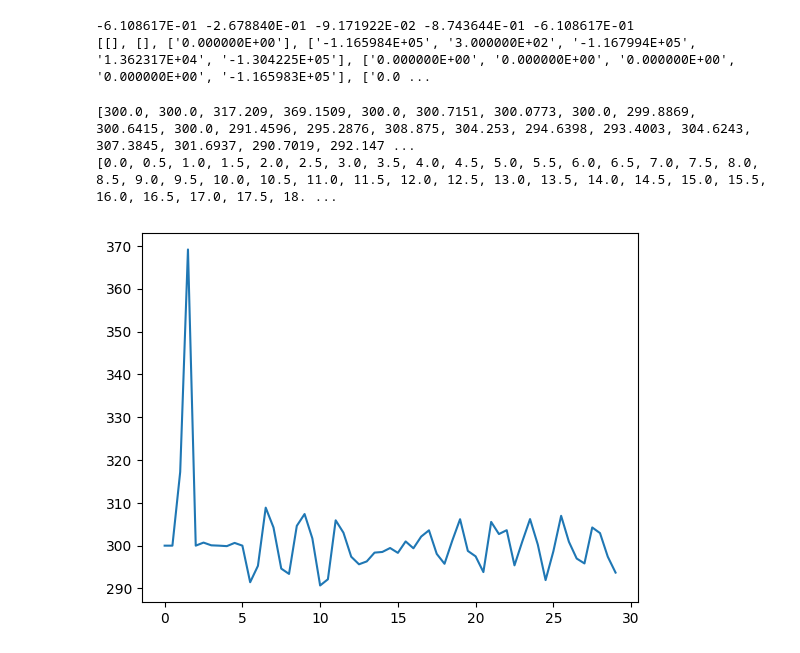
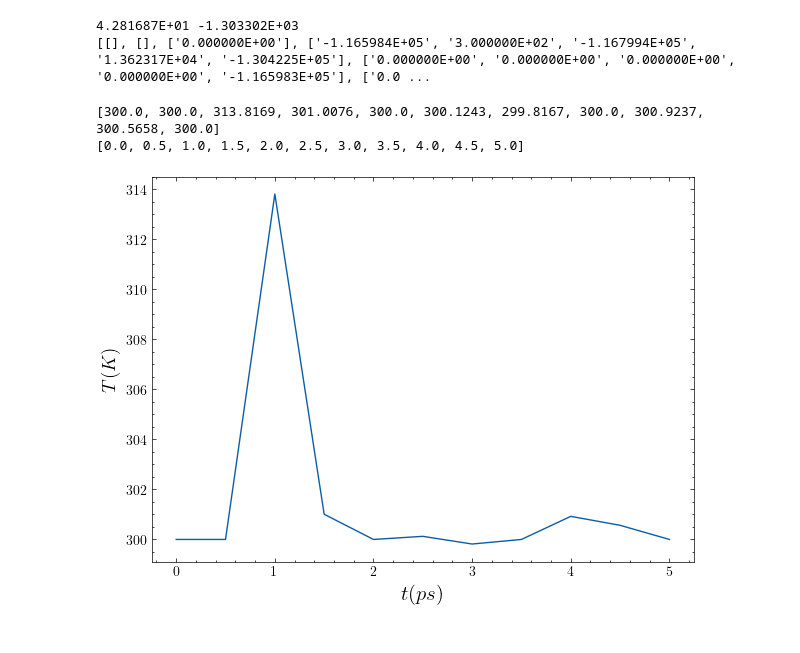
Before and after one commit to DerkNiessink/garnets, a Jupyter notebook: analyse_temp.ipynb, the cells around one changed output. Saved outputs shown, nothing was run; the diff lists cells and outputs as text; code cells hidden in the pictures.

```diff
--- a/analyse_temp.ipynb
+++ b/analyse_temp.ipynb
@@ -0,0 +1,5 @@
+# %%
+import re
+import matplotlib.pyplot as plt
+import scienceplots
+plt.style.use('science')
@@ -1,18 +8,15 @@
 # %%
-import re
 rows = []
 number_pattern = re.compile(r'-?\d+\.\d+E[+-]\d+')
-with open('STATIS', 'r') as f:
+with open(f'{result_dir}/STATIS', 'r') as f:
     for line in f:
         numbers = number_pattern.findall(line)
         rows.append(numbers)
 
-
-
 print(line.strip())
 print(rows)
 # %% [output]
--6.108617E-01 -2.678840E-01 -9.171922E-02 -8.743644E-01 -6.108617E-01
+4.281687E+01 -1.303302E+03
 [[], [], ['0.000000E+00'], ['-1.165984E+05', '3.000000E+02', '-1.167994E+05', '1.362317E+04', '-1.304225E+05'], ['0.000000E+00', '0.000000E+00', '0.000000E+00', '0.000000E+00', '-1.165983E+05'], ['0.0 ...
 # %%
 temperature = []
@@ -25,13 +29,13 @@ while i <len(rows):
 print(temperature)
 print(iteration)
 # %% [output]
-[300.0, 300.0, 317.209, 369.1509, 300.0, 300.7151, 300.0773, 300.0, 299.8869, 300.6415, 300.0, 291.4596, 295.2876, 308.875, 304.253, 294.6398, 293.4003, 304.6243, 307.3845, 301.6937, 290.7019, 292.147 ...
-[0.0, 0.5, 1.0, 1.5, 2.0, 2.5, 3.0, 3.5, 4.0, 4.5, 5.0, 5.5, 6.0, 6.5, 7.0, 7.5, 8.0, 8.5, 9.0, 9.5, 10.0, 10.5, 11.0, 11.5, 12.0, 12.5, 13.0, 13.5, 14.0, 14.5, 15.0, 15.5, 16.0, 16.5, 17.0, 17.5, 18. ...
+[300.0, 300.0, 313.8169, 301.0076, 300.0, 300.1243, 299.8167, 300.0, 300.9237, 300.5658, 300.0]
+[0.0, 0.5, 1.0, 1.5, 2.0, 2.5, 3.0, 3.5, 4.0, 4.5, 5.0]
-# %%
-import matplotlib.pyplot as plt
-plt.plot(iteration,temperature)
-plt.xlabel('time simulation')
-plt.xlabel('temperature')
-plt.show()
-# %% [output]
-[figure, removed]
+# %%
+plt.figure(figsize=(7, 5))
+plt.plot(iteration,temperature)
+plt.xlabel('$t (ps)$', fontsize=15)
+plt.ylabel('$T (K)$', fontsize=14)
+plt.show()
+# %% [output]
+[figure, added]
```
Also changed, not shown: parts of 1 cell of this notebook, 47 other files.
